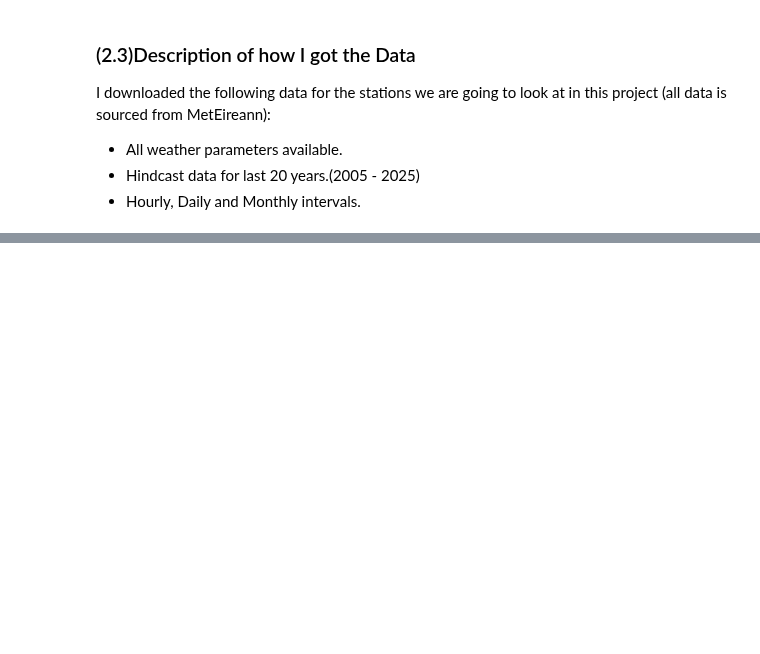
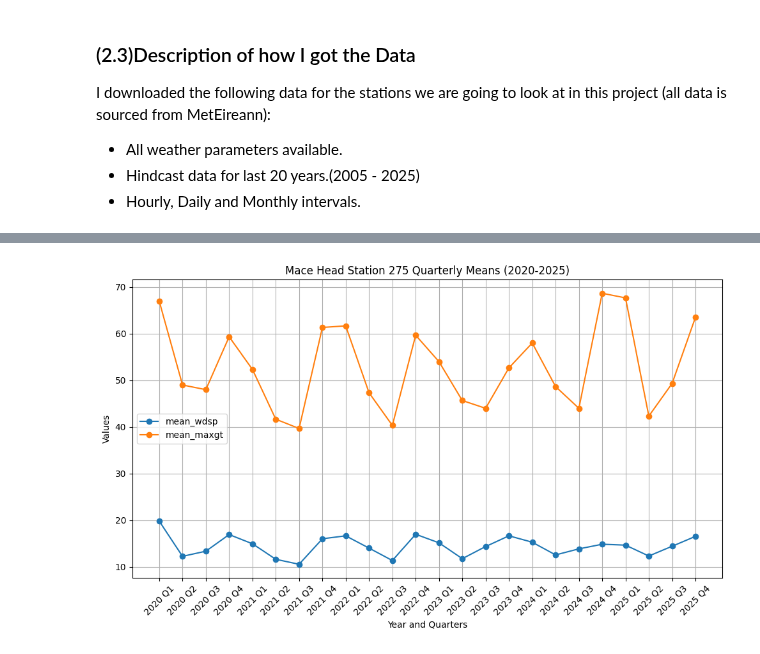
Before and after one commit to PectenMaximus/PFDA_2025_Project-, a Jupyter notebook: Project.ipynb, the cells around one changed output, grey strips where cells are left out. Drawn from its saved outputs; the diff is of its cells as text; code cells hidden in the pictures; blank space fills up the shorter version.

Commit message:
Exploring Data
- Seeing what is in the Monthly Data Files
- Dividing Years into Quarters
- Making a few plots

```diff
--- a/Project.ipynb
+++ b/Project.ipynb
@@ -240,0 +254,7 @@ I downloaded the following data for the stations we are going to look at in this
+# %%
+# Load the file starting at row 20
+file_path = r'C:\AlecProjects\PFDA_2025_Project-\Monthly All Stations\mly275.csv'
+
+with open(file_path, 'r', encoding='utf-8') as f:
+    for i in range(19):
+        print(f"{i+1}: {f.readline().rstrip()}")
@@ -240,0 +287,6 @@ I downloaded the following data for the stations we are going to look at in this
+# %%
+# Skip to row 20 as this is where the data headings start
+data275 = pd.read_csv(file_path, skiprows=19)
+
+# Display the first few rows of the loaded data
+print(data275.head(24))
@@ -240,0 +464,22 @@ I downloaded the following data for the stations we are going to look at in this
+# %%
+# Filter the data for years 2020 to 2025
+filtered_data = quarterly_means[(quarterly_means['year'] >= 2020) & (quarterly_means['year'] <= 2025)]
+
+# Plot the data
+plt.figure(figsize=(10, 6))
+for column in ['mean_wdsp', 'mean_maxgt']:
+    plt.plot(filtered_data['year'].astype(str) + " " + filtered_data['quarter'],
+             filtered_data[column],
+             marker='o',
+             label=column)
+
+plt.title('Mace Head Station 275 Quarterly Means (2020-2025)')
+plt.xlabel('Year and Quarters')
+plt.ylabel('Values')
+plt.xticks(rotation=45)
+plt.legend()
+plt.grid()
+plt.tight_layout()
+plt.show()
+# %% [output]
+[figure, added]
```
Also changed, not shown: parts of 21 cells of this notebook.
